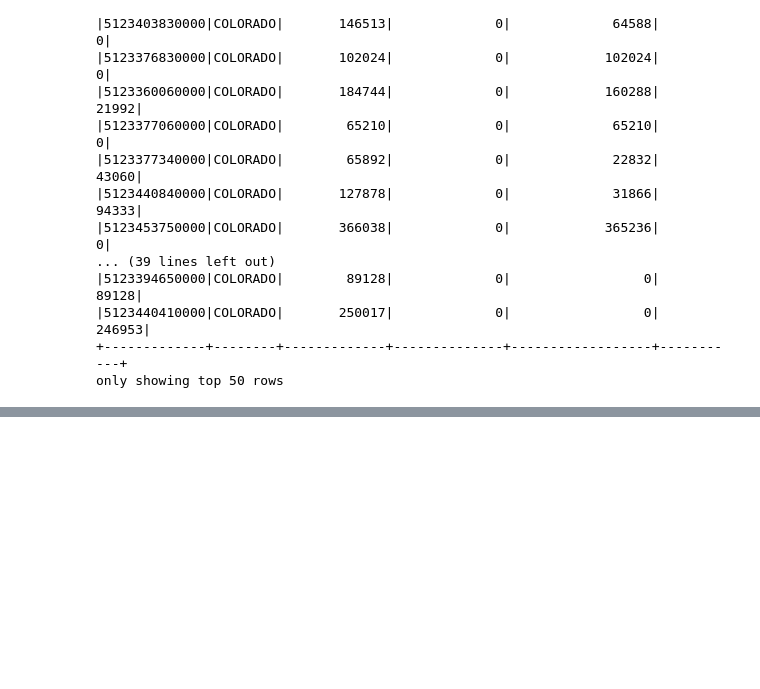
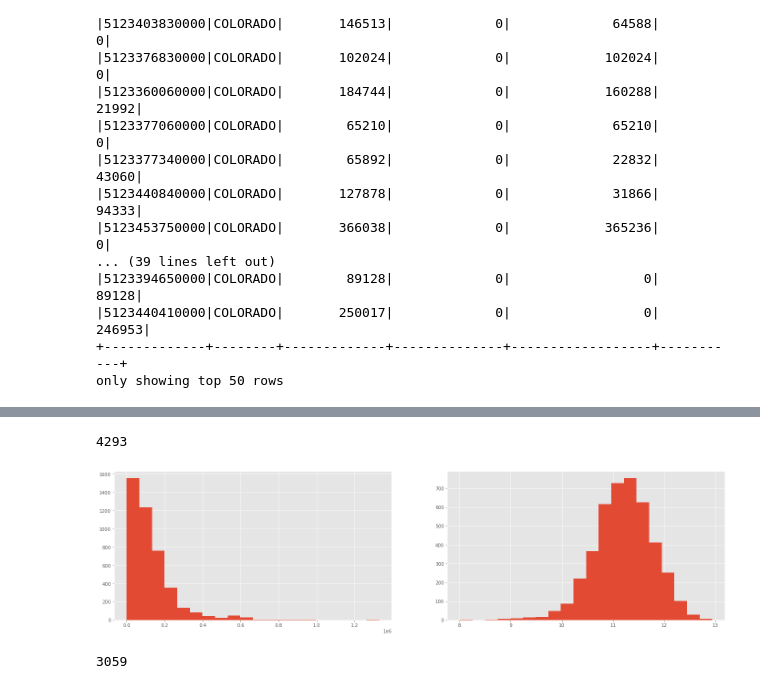
Before and after one commit to chunswu/Oil-Production-of-Fluid-Systems, a Jupyter notebook: capstone_EDA_spark.ipynb, the cells around one changed output, grey strips where cells are left out. Cells and saved outputs as stored; diff of their text form; code cells hidden in the pictures; blank space fills up the shorter version.

```diff
--- a/capstone_EDA_spark.ipynb
+++ b/capstone_EDA_spark.ipynb
@@ -486,0 +446,37 @@ only showing top 50 rows
+# %%
+compare_df.createOrReplaceTempView("design_data")
+slick_production_df = spark.sql("""
+                    SELECT
+                        api,
+                        slickwater_collect,
+                        day545
+                    FROM design_data
+                    WHERE slickwater_collect > 0
+                    ORDER BY day545 DESC
+                    """)
+print(slick_production_df.count())
+# %% [output]
+4293
+# %%
+slick_fluid = slick_production_df.rdd.map(lambda x: x.slickwater_collect).collect()
+slick_production = slick_production_df.rdd.map(lambda x: x.day545).collect()
+# %%
+fig, ax = plt.subplots(1, 2, figsize = (24, 6))
+
+ax[0].hist(slick_fluid, bins=20, label='fluid')
+ax[1].hist(np.log(slick_production), bins=20, label='oil produced');
+# %% [output]
+[figure, added]
+# %%
+gel_production_df = spark.sql("""
+                    SELECT
+                        api,
+                        gel_collect,
+                        day545
+                    FROM design_data
+                    WHERE gel_collect > 0
+                    ORDER BY day545 DESC
+                    """)
+print(gel_production_df.count())
+# %% [output]
+3059
```
Also changed, not shown: parts of 49 cells of this notebook.
